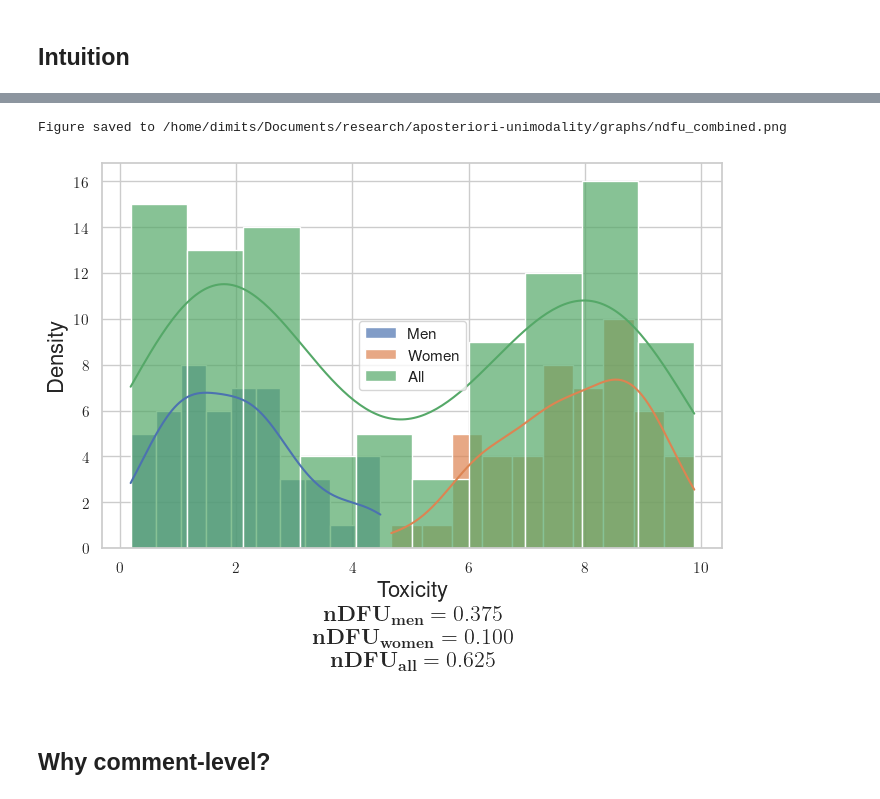
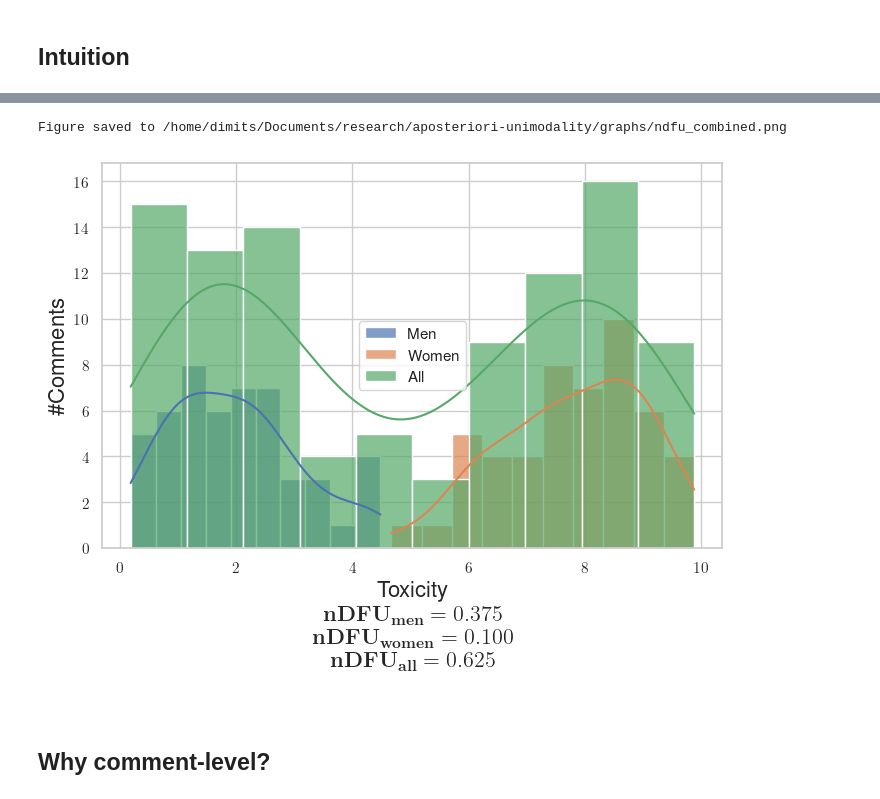
Before and after one commit to dimits-ts/aposteriori-unimodality, a Jupyter notebook: notebooks/explanation.ipynb, the cells around one changed output, grey strips where cells are left out. Saved outputs shown, nothing was run; the diff lists cells and outputs as text; code cells hidden in the pictures.

```diff
--- a/notebooks/explanation.ipynb
+++ b/notebooks/explanation.ipynb
@@ -96,14 +96,14 @@ for data, label, color, ndfu_value, type_str, x_text, y_text, filename in zip(
     plt.text(
         x_text,
         y_text,
-        text,
+        math_text,
         color=color,
         weight="bold",
         fontsize=LESSER_LABEL_SIZE,
     )
 
     plt.xlabel(f"Toxicity\n{math_text}", fontsize=LABEL_SIZE)
-    plt.ylabel("Density", fontsize=LABEL_SIZE)
+    plt.ylabel("\#Comments", fontsize=LABEL_SIZE)
 
     tasks.graphs.save_plot(GRAPH_DIR / filename)
     plt.show()
@@ -117,32 +117,32 @@ Figure saved to /home/dimits/Documents/research/aposteriori-unimodality/graphs/n
 # %%
 # --- Combined plot (4th plot) ---
 plt.figure(figsize=(8, 5))
 for data, label, color in zip(datasets, labels, colors_individual):
     sns.histplot(
         data,
         bins=bins,
         kde=True,
         alpha=0.7,
         color=color,
         label=label,
     )
 
 # Add all nDFU annotations
 math_text = ""
 for x_text, y_text, color, ndfu_value, type_str in zip(
     x_values, y_values, colors_individual, ndfus, type_strs
 ):
     math_text += f"$\\mathbf{{nDFU_{{{type_str}}}}}={ndfu_value:.3f}$\n"
 
 plt.legend(loc="center")
 plt.xlabel(f"Toxicity\n{math_text}", fontsize=LABEL_SIZE)
-plt.ylabel("Density", fontsize=LABEL_SIZE)
+plt.ylabel("\#Comments", fontsize=LABEL_SIZE)
 
 tasks.graphs.save_plot(GRAPH_DIR / "ndfu_combined.png")
 plt.show()
 # %% [output]
 Figure saved to /home/dimits/Documents/research/aposteriori-unimodality/graphs/ndfu_combined.png
-[figure, old version]
+[figure, new version]
 # %% [markdown]
 ## Why comment-level?
 # %%
```
Also changed, not shown: parts of 2 cells of this notebook, 9 other files.
